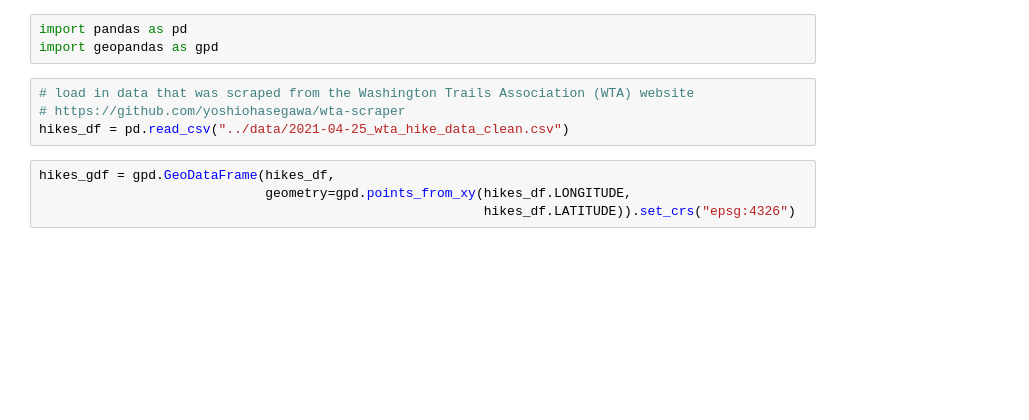
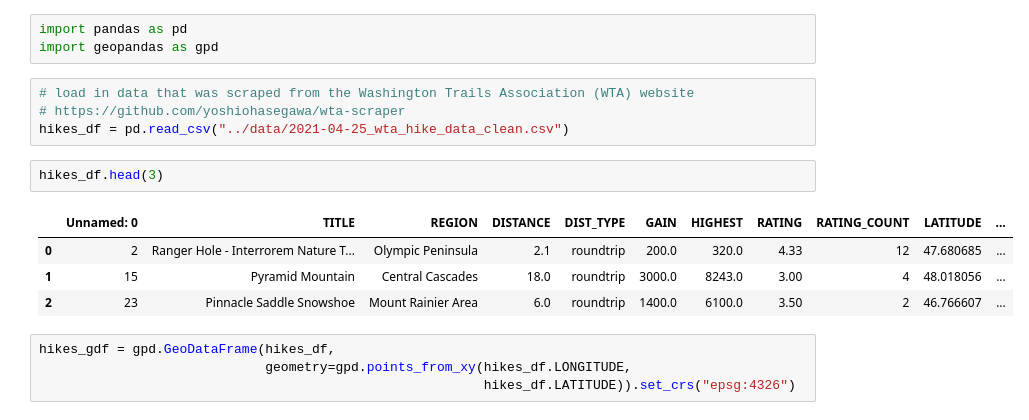
Before and after one commit to christyheaton/pyohio_2023, a Jupyter notebook: notebooks/geopandas-example.ipynb, the cells around one changed output. Saved outputs shown, nothing was run; the diff lists cells and outputs as text; blank space fills up the shorter version.

```diff
--- a/notebooks/geopandas-example.ipynb
+++ b/notebooks/geopandas-example.ipynb
@@ -5,6 +5,13 @@ import geopandas as gpd
 # load in data that was scraped from the Washington Trails Association (WTA) website
 # https://github.com/yoshiohasegawa/wta-scraper
 hikes_df = pd.read_csv("../data/2021-04-25_wta_hike_data_clean.csv")
+# %%
+hikes_df.head(3)
+# %% [output]
+|  | Unnamed: 0 | TITLE | REGION | DISTANCE | DIST_TYPE | GAIN | HIGHEST | RATING | RATING_COUNT | LATITUDE | ... |
+| 0 | 2 | Ranger Hole - Interrorem Nature T... | Olympic Peninsula | 2.1 | roundtrip | 200.0 | 320.0 | 4.33 | 12 | 47.680685 | ... |
+| 1 | 15 | Pyramid Mountain | Central Cascades | 18.0 | roundtrip | 3000.0 | 8243.0 | 3.00 | 4 | 48.018056 | ... |
+| 2 | 23 | Pinnacle Saddle Snowshoe | Mount Rainier Area | 6.0 | roundtrip | 1400.0 | 6100.0 | 3.50 | 2 | 46.766607 | ... |
 # %%
 hikes_gdf = gpd.GeoDataFrame(hikes_df,
                              geometry=gpd.points_from_xy(hikes_df.LONGITUDE,
```
Also changed, not shown: parts of 4 cells of this notebook, 3 other files.
